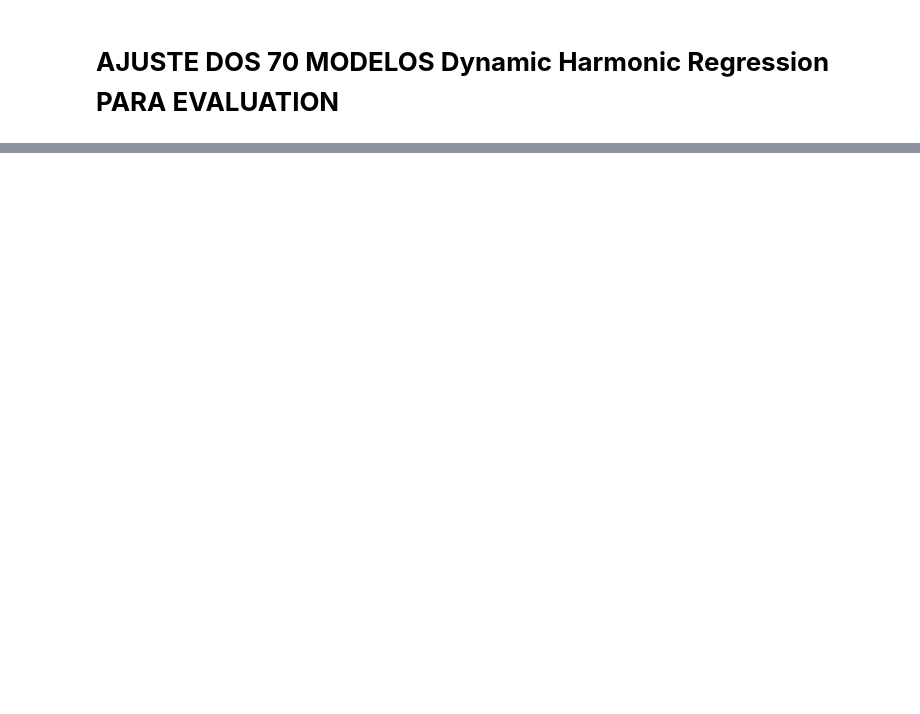
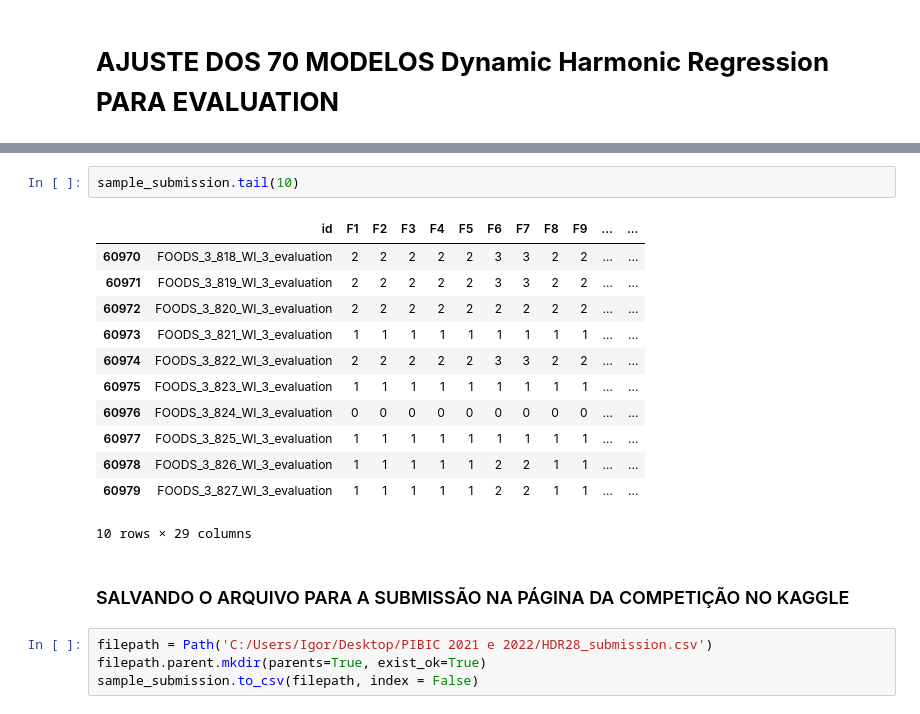
Before and after one commit to Faluhelyi/pibic_2021-2022, a Jupyter notebook: main.ipynb, the cells around one changed output, grey strips where cells are left out. Cells and saved outputs as stored; diff of their text form; blank space fills up the shorter version.

```diff
--- a/main.ipynb
+++ b/main.ipynb
@@ -465,0 +582,21 @@ Private score usando a informação dos últimos 28 dias para desagregar as prev
+# %%
+sample_submission.tail(10)
+# %% [output]
+|  | id | F1 | F2 | F3 | F4 | F5 | F6 | F7 | F8 | F9 | ... | ... |
+| 60970 | FOODS_3_818_WI_3_evaluation | 2 | 2 | 2 | 2 | 2 | 3 | 3 | 2 | 2 | ... | ... |
+| 60971 | FOODS_3_819_WI_3_evaluation | 2 | 2 | 2 | 2 | 2 | 3 | 3 | 2 | 2 | ... | ... |
+| 60972 | FOODS_3_820_WI_3_evaluation | 2 | 2 | 2 | 2 | 2 | 2 | 2 | 2 | 2 | ... | ... |
+| 60973 | FOODS_3_821_WI_3_evaluation | 1 | 1 | 1 | 1 | 1 | 1 | 1 | 1 | 1 | ... | ... |
+| 60974 | FOODS_3_822_WI_3_evaluation | 2 | 2 | 2 | 2 | 2 | 3 | 3 | 2 | 2 | ... | ... |
+| 60975 | FOODS_3_823_WI_3_evaluation | 1 | 1 | 1 | 1 | 1 | 1 | 1 | 1 | 1 | ... | ... |
+| 60976 | FOODS_3_824_WI_3_evaluation | 0 | 0 | 0 | 0 | 0 | 0 | 0 | 0 | 0 | ... | ... |
+| 60977 | FOODS_3_825_WI_3_evaluation | 1 | 1 | 1 | 1 | 1 | 1 | 1 | 1 | 1 | ... | ... |
+| 60978 | FOODS_3_826_WI_3_evaluation | 1 | 1 | 1 | 1 | 1 | 2 | 2 | 1 | 1 | ... | ... |
+| 60979 | FOODS_3_827_WI_3_evaluation | 1 | 1 | 1 | 1 | 1 | 2 | 2 | 1 | 1 | ... | ... |
+10 rows × 29 columns
+# %% [markdown]
+### SALVANDO O ARQUIVO PARA A SUBMISSÃO NA PÁGINA DA COMPETIÇÃO NO KAGGLE
+# %%
+filepath = Path('C:/Users/Igor/Desktop/PIBIC 2021 e 2022/HDR28_submission.csv')
+filepath.parent.mkdir(parents=True, exist_ok=True)
+sample_submission.to_csv(filepath, index = False)
```
Also changed, not shown: parts of 21 cells of this notebook, 1 other file.
